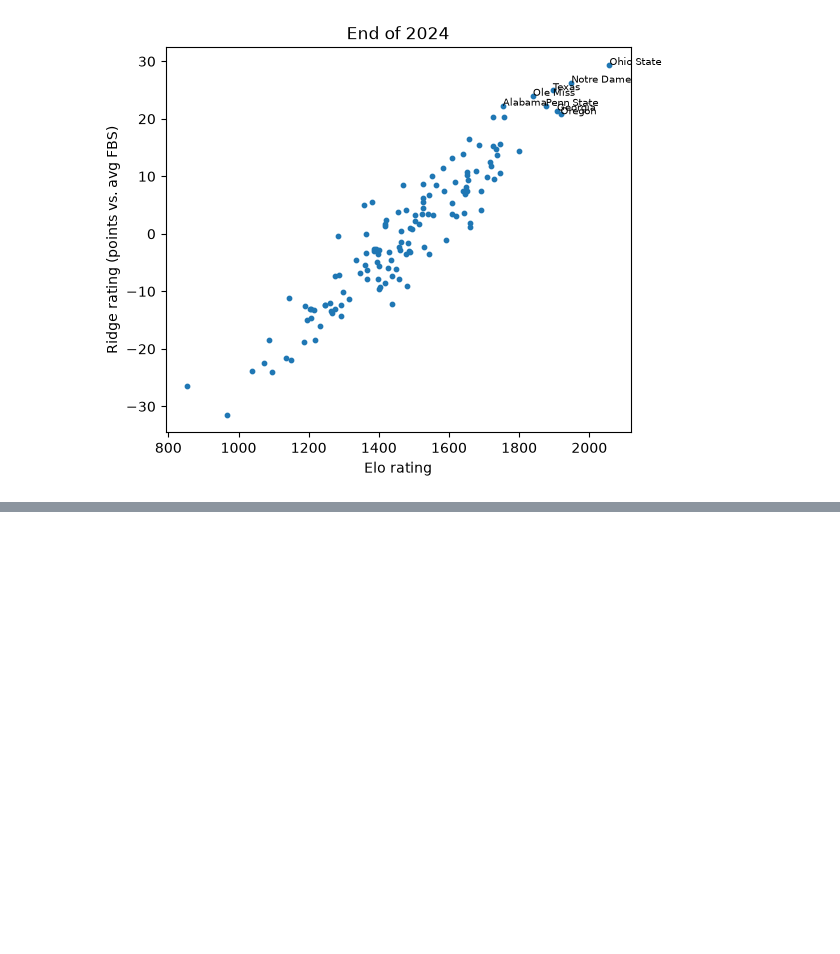
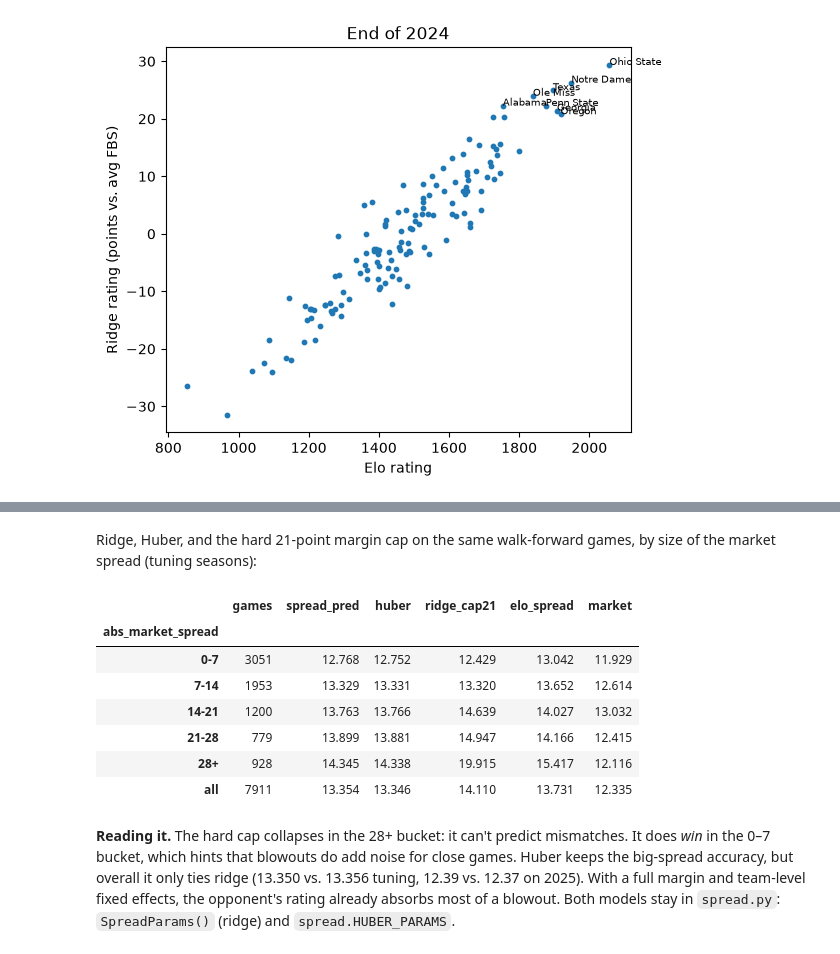
Before and after one commit to crex1616/football-model, a Jupyter notebook: notebooks/03_spread.ipynb, the cells around one changed output, grey strips where cells are left out. Saved outputs shown, nothing was run; the diff lists cells and outputs as text; code cells hidden in the pictures; blank space fills up the shorter version.

```diff
--- a/notebooks/03_spread.ipynb
+++ b/notebooks/03_spread.ipynb
@@ -154,0 +176,18 @@ correlation: 0.939
+# %% [markdown]
+Ridge, Huber, and the hard 21-point margin cap on the same walk-forward games, by size of the market spread (tuning seasons):
+# %%
+capped = spread.SpreadParams(alpha=params.alpha, revert=params.revert, margin_cap=21.0)
+pred["huber"] = spread.run_spread(games, spread.HUBER_PARAMS)["spread_pred"].to_numpy()
+pred["ridge_cap21"] = spread.run_spread(games, capped)["spread_pred"].to_numpy()
+evaluate.score_by_spread_size(pred, ["spread_pred", "huber", "ridge_cap21", "elo_spread"], config.TUNING_SEASONS).round(3)
+# %% [output]
+|  | games | spread_pred | huber | ridge_cap21 | elo_spread | market |
+| abs_market_spread |  |  |  |  |  |  |
+| 0-7 | 3051 | 12.768 | 12.752 | 12.429 | 13.042 | 11.929 |
+| 7-14 | 1953 | 13.329 | 13.331 | 13.320 | 13.652 | 12.614 |
+| 14-21 | 1200 | 13.763 | 13.766 | 14.639 | 14.027 | 13.032 |
+| 21-28 | 779 | 13.899 | 13.881 | 14.947 | 14.166 | 12.415 |
+| 28+ | 928 | 14.345 | 14.338 | 19.915 | 15.417 | 12.116 |
+| all | 7911 | 13.354 | 13.346 | 14.110 | 13.731 | 12.335 |
+# %% [markdown]
+**Reading it.** The hard cap collapses in the 28+ bucket: it can't predict mismatches. It does *win* in the 0–7 bucket, which hints that blowouts do add noise for close games. Huber keeps the big-spread accuracy, but overall it only ties ridge (13.350 vs. 13.356 tuning, 12.39 vs. 12.37 on 2025). With a full margin and team-level fixed effects, the opponent's rating already absorbs most of a blowout. Both models stay in `spread.py`: `SpreadParams()` (ridge) and `spread.HUBER_PARAMS`.
```
Also changed, not shown: parts of 3 cells of this notebook, 6 other files.
